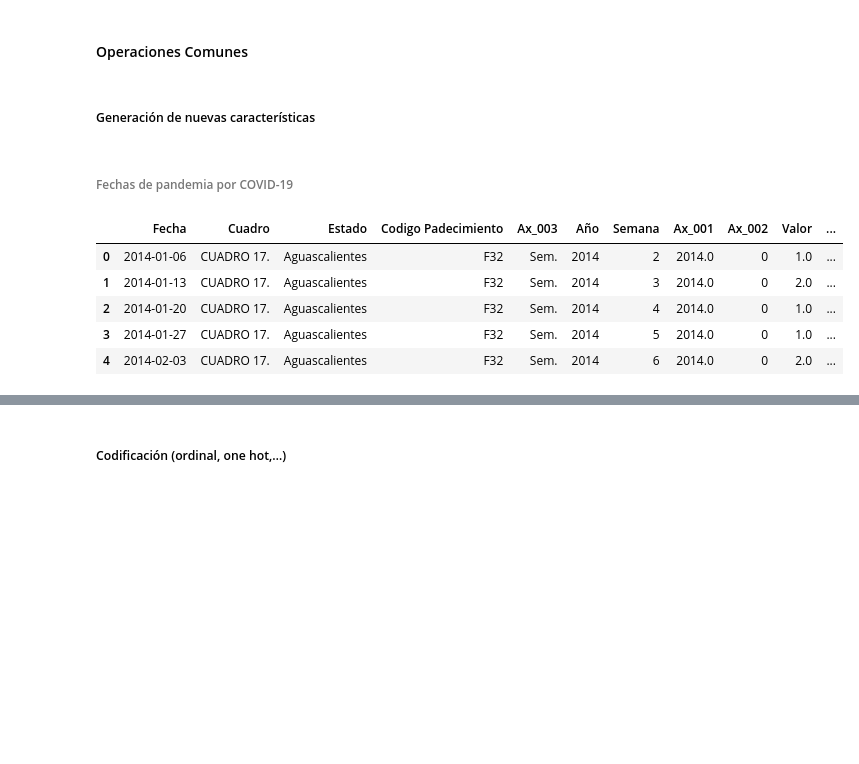
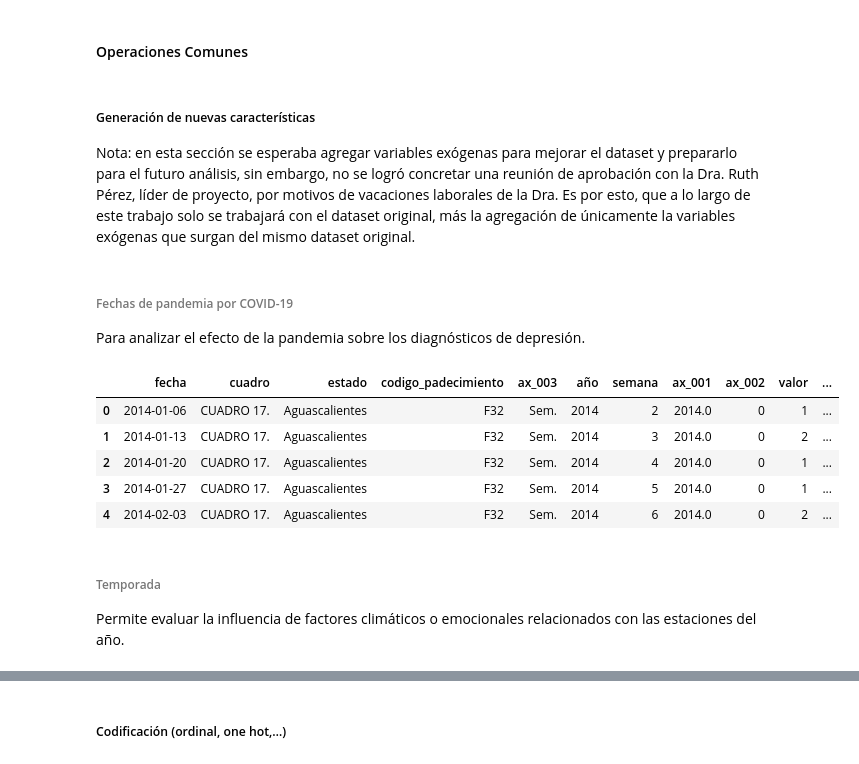
Before and after one commit to AbioticBaton4/proyecto-integrador-mna, a Jupyter notebook: src/features/Avance2.Equipo16.ipynb, the cells around one changed output, grey strips where cells are left out. Saved outputs shown, nothing was run; the diff lists cells and outputs as text; code cells hidden in the pictures; blank space fills up the shorter version.

```diff
--- a/src/features/Avance2.Equipo16.ipynb
+++ b/src/features/Avance2.Equipo16.ipynb
@@ -27,0 +48,4 @@ df.head()
+# %%
+df.columns = df.columns.str.strip()               # Elimina espacios al inicio o final
+df.columns = df.columns.str.replace(' ', '_')     # Sustituye espacios por guiones bajos
+df.columns = df.columns.str.lower()               # Convierte todo a minúsculas para consistencia
@@ -27,0 +79,2 @@ df.head()
+# %%
+df['valor'] = df['valor'].fillna(0).astype(int)
@@ -29,25 +111,28 @@ df.head()
 #### Operaciones Comunes
 # %% [markdown]
 ##### Generación de nuevas características
+
+Nota: en esta sección se esperaba agregar variables exógenas para mejorar el dataset y prepararlo para el futuro análisis, sin embargo, no se logró concretar una reunión de aprobación con la Dra. Ruth Pérez, líder de proyecto, por motivos de vacaciones laborales de la Dra. Es por esto, que a lo largo de este trabajo solo se trabajará con el dataset original, más la agregación de únicamente la variables exógenas que surgan del mismo dataset original.
 # %% [markdown]
 ###### Fechas de pandemia por COVID-19
+Para analizar el efecto de la pandemia sobre los diagnósticos de depresión.
 # %%
-# Generar columna de temporada de COVID
-# Definir el rango de fechas de la pandemia
+# Generar columna de temporada de COVID-19
+# Rango de fechas de la pandemia en México
 covid_start = pd.to_datetime('2020-03-01')
 covid_end = pd.to_datetime('2022-03-31')
 
-if 'Fecha' in df.columns:
-    df['Fecha'] = pd.to_datetime(df['Fecha'])
-    df['temporada_covid'] = np.where((df['Fecha'] >= covid_start) & (df['Fecha'] <= covid_end), 1, 0)
-else:
-    print('No se encontró la columna "Fecha" en el DataFrame.')
+df['fecha'] = pd.to_datetime(df['fecha'])
+df['covid'] = np.where((df['fecha'] >= covid_start) & (df['fecha'] <= covid_end), 1, 0)
 
 df.head()
 # %% [output]
-|  | Fecha | Cuadro | Estado | Codigo Padecimiento | Ax_003 | Año | Semana | Ax_001 | Ax_002 | Valor | ... |
-| 0 | 2014-01-06 | CUADRO 17. | Aguascalientes | F32 | Sem. | 2014 | 2 | 2014.0 | 0 | 1.0 | ... |
-| 1 | 2014-01-13 | CUADRO 17. | Aguascalientes | F32 | Sem. | 2014 | 3 | 2014.0 | 0 | 2.0 | ... |
-| 2 | 2014-01-20 | CUADRO 17. | Aguascalientes | F32 | Sem. | 2014 | 4 | 2014.0 | 0 | 1.0 | ... |
-| 3 | 2014-01-27 | CUADRO 17. | Aguascalientes | F32 | Sem. | 2014 | 5 | 2014.0 | 0 | 1.0 | ... |
-| 4 | 2014-02-03 | CUADRO 17. | Aguascalientes | F32 | Sem. | 2014 | 6 | 2014.0 | 0 | 2.0 | ... |
+|  | fecha | cuadro | estado | codigo_padecimiento | ax_003 | año | semana | ax_001 | ax_002 | valor | ... |
+| 0 | 2014-01-06 | CUADRO 17. | Aguascalientes | F32 | Sem. | 2014 | 2 | 2014.0 | 0 | 1 | ... |
+| 1 | 2014-01-13 | CUADRO 17. | Aguascalientes | F32 | Sem. | 2014 | 3 | 2014.0 | 0 | 2 | ... |
+| 2 | 2014-01-20 | CUADRO 17. | Aguascalientes | F32 | Sem. | 2014 | 4 | 2014.0 | 0 | 1 | ... |
+| 3 | 2014-01-27 | CUADRO 17. | Aguascalientes | F32 | Sem. | 2014 | 5 | 2014.0 | 0 | 1 | ... |
+| 4 | 2014-02-03 | CUADRO 17. | Aguascalientes | F32 | Sem. | 2014 | 6 | 2014.0 | 0 | 2 | ... |
+# %% [markdown]
+###### Temporada
+Permite evaluar la influencia de factores climáticos o emocionales relacionados con las estaciones del año.
```
Also changed, not shown: parts of 34 cells of this notebook, 1 other file.
